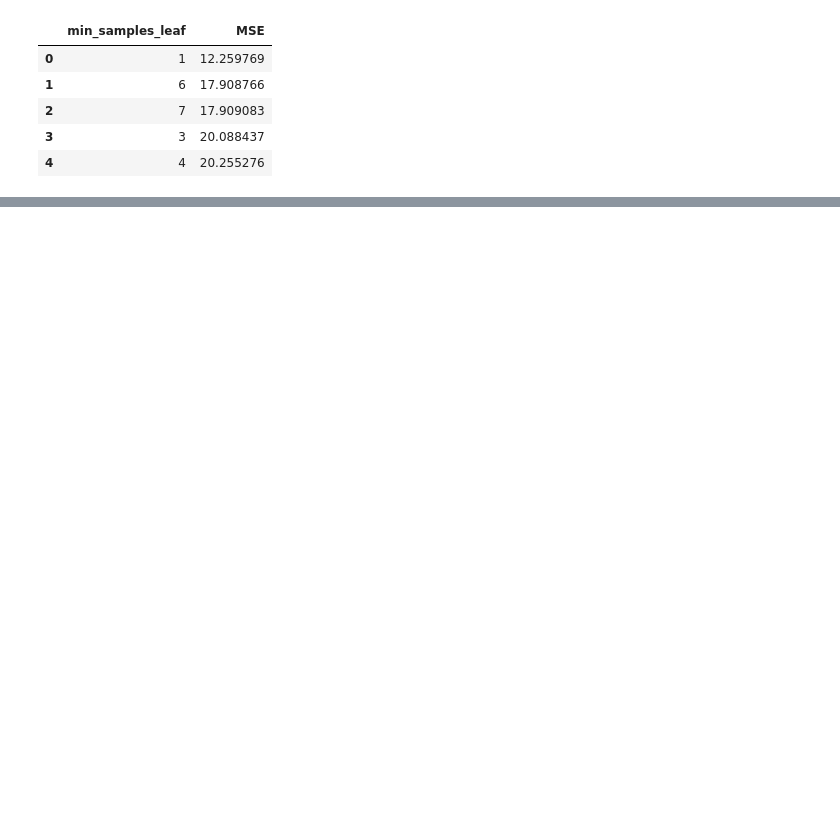
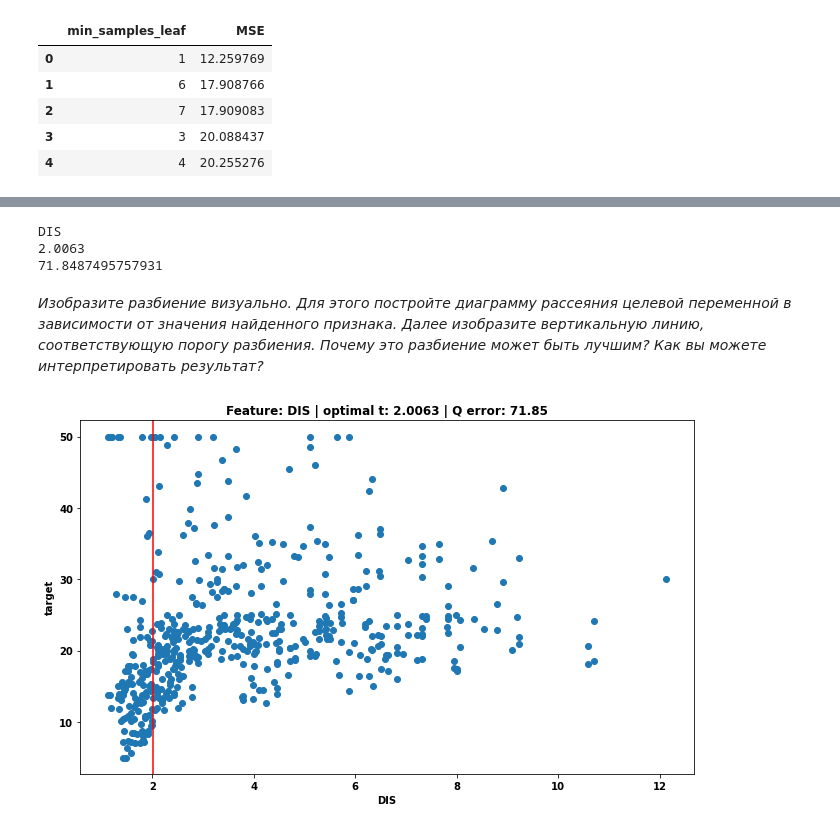
Before and after one commit to Murcha1990/ML_Econom_2021-2022, a Jupyter notebook: Семинары/Семинар 8/Seminar8.ipynb, the cells around one changed output, grey strips where cells are left out. Cells and saved outputs as stored; diff of their text form; code cells hidden in the pictures; blank space fills up the shorter version.

```diff
--- a/Семинары/Семинар 8/Seminar8.ipynb
+++ b/Семинары/Семинар 8/Seminar8.ipynb
@@ -317,0 +455,21 @@ pd.DataFrame({"min_samples_leaf": min_samples_leaf_array,"MSE": mse_array}).sort
+# %%
+optimal_feature, optimal_t, optimal_error = results[11]
+# %%
+print(optimal_feature)
+print(optimal_t)
+print(optimal_error)
+# %% [output]
+DIS
+2.0063
+71.8487495757931
+# %% [markdown]
+_Изобразите разбиение визуально. Для этого постройте диаграмму рассеяния целевой переменной в зависимости от значения найденного признака. Далее изобразите вертикальную линию, соответствующую порогу разбиения. Почему это разбиение может быть лучшим? Как вы можете интерпретировать результат?_
+# %%
+plt.scatter(X[optimal_feature], y)
+plt.axvline(x=optimal_t, color="red")
+plt.xlabel(optimal_feature)
+plt.ylabel("target")
+plt.title("Feature: {} | optimal t: {} | Q error: {:.2f}".format(optimal_feature, optimal_t, optimal_error))
+plt.show()
+# %% [output]
+[figure, added]
```
Also changed, not shown: parts of 25 cells of this notebook, 1 other file.
